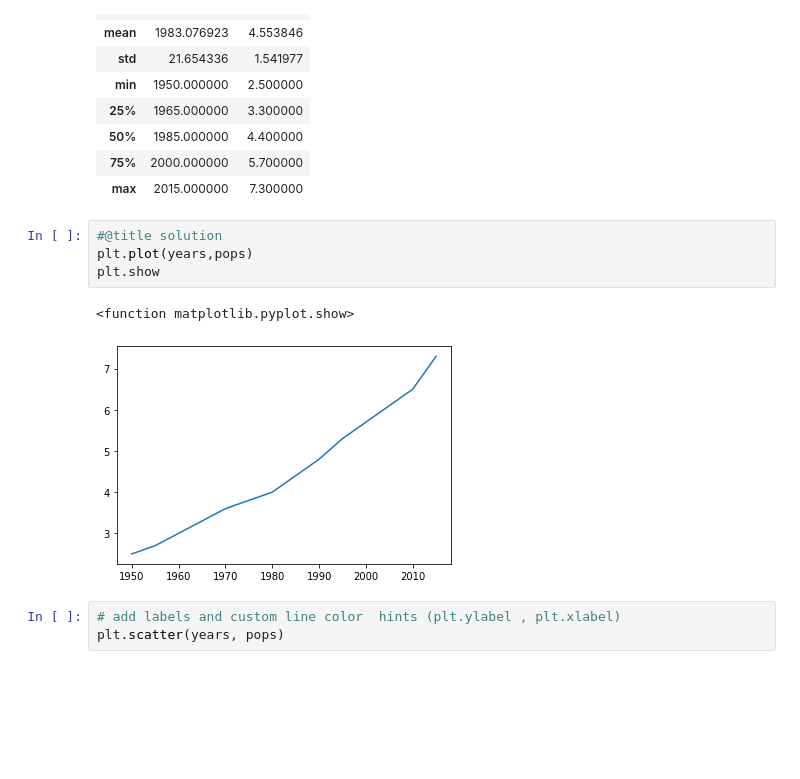
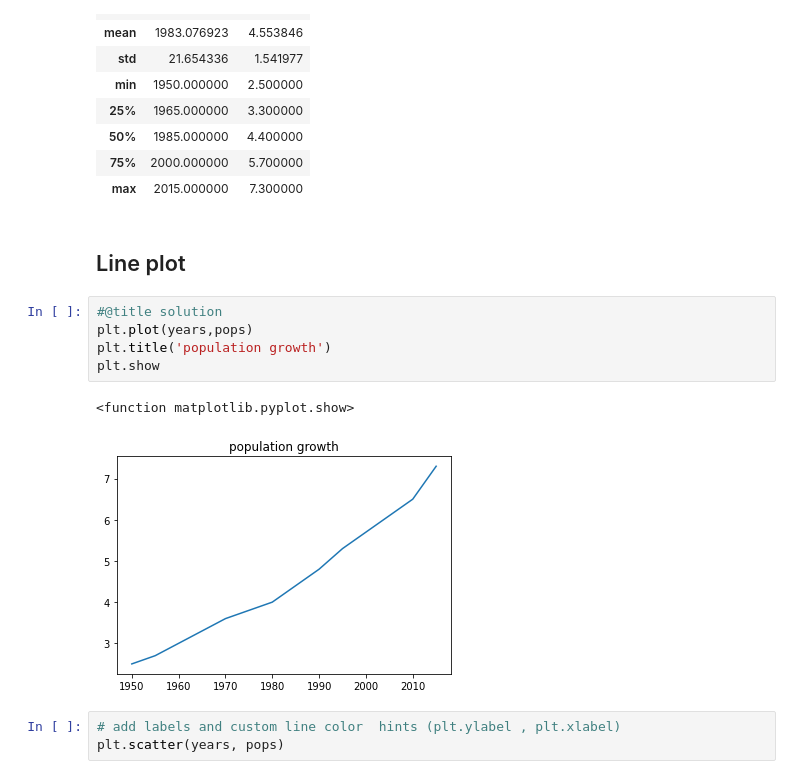
Before and after one commit to MariamKotob/ML2-notebook, a Jupyter notebook: 3-Data Visualization.ipynb, the cells around one changed output. Cells and saved outputs as stored; diff of their text form; blank space fills up the shorter version.

```diff
--- a/3-Data Visualization.ipynb
+++ b/3-Data Visualization.ipynb
@@ -60,13 +59,16 @@ df.describe()
 | 50% | 1985.000000 | 4.400000 |
 | 75% | 2000.000000 | 5.700000 |
 | max | 2015.000000 | 7.300000 |
+# %% [markdown]
+## Line plot
 # %%
 #@title solution
 plt.plot(years,pops)
+plt.title('population growth')
 plt.show
 # %% [output]
 <function matplotlib.pyplot.show>
-[figure, old version]
+[figure, new version]
 # %%
 # add labels and custom line color  hints (plt.ylabel , plt.xlabel)
 plt.scatter(years, pops)
```
Also changed, not shown: parts of 4 cells of this notebook.
